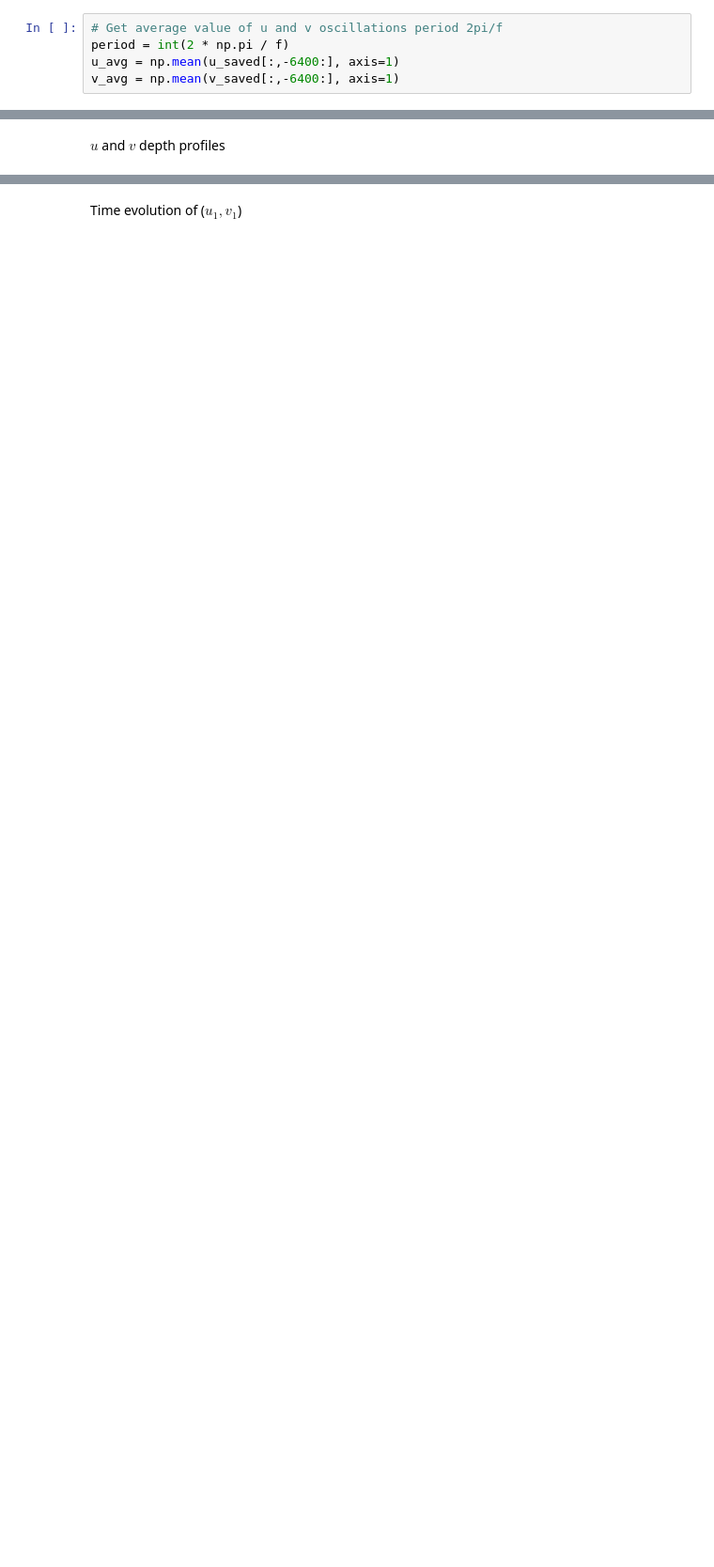
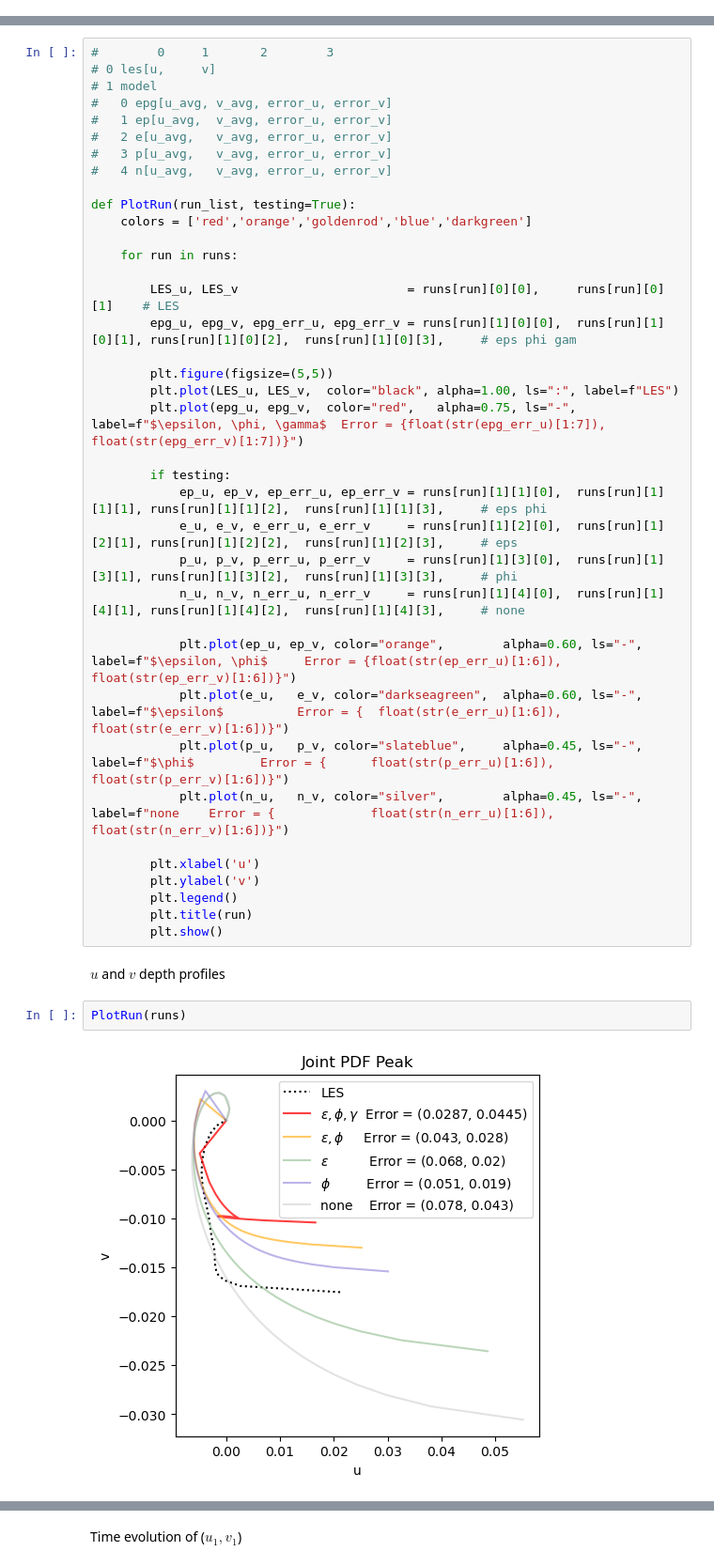
Before and after one commit to sierrastevnson/EkmanModel, a Jupyter notebook: ekmanmodel.ipynb, the cells around one changed output, grey strips where cells are left out. Shown at 94% size. Drawn from its saved outputs; the diff is of its cells as text; blank space fills up the shorter version.

```diff
--- a/ekmanmodel.ipynb
+++ b/ekmanmodel.ipynb
@@ -169,5 +269,0 @@ for n in np.arange(0, Nt - 1, dt):  # Loop thru time
-# %%
-# Get average value of u and v oscillations period 2pi/f
-period = int(2 * np.pi / f)
-u_avg = np.mean(u_saved[:,-6400:], axis=1)
-v_avg = np.mean(v_saved[:,-6400:], axis=1)
@@ -199,3 +437,45 @@ plt.show()
+# %%
+#        0     1       2        3
+# 0 les[u,     v]
+# 1 model
+#   0 epg[u_avg, v_avg, error_u, error_v]
+#   1 ep[u_avg,  v_avg, error_u, error_v]
+#   2 e[u_avg,   v_avg, error_u, error_v]
+#   3 p[u_avg,   v_avg, error_u, error_v]
+#   4 n[u_avg,   v_avg, error_u, error_v]
+
+def PlotRun(run_list, testing=True):
+    colors = ['red','orange','goldenrod','blue','darkgreen']
+
+    for run in runs:
+
+        LES_u, LES_v                       = runs[run][0][0],     runs[run][0][1]    # LES
+        epg_u, epg_v, epg_err_u, epg_err_v = runs[run][1][0][0],  runs[run][1][0][1], runs[run][1][0][2],  runs[run][1][0][3],     # eps phi gam
+
+        plt.figure(figsize=(5,5))
+        plt.plot(LES_u, LES_v,  color="black", alpha=1.00, ls=":", label=f"LES")
+        plt.plot(epg_u, epg_v,  color="red",   alpha=0.75, ls="-", label=f"$\epsilon, \phi, \gamma$  Error = {float(str(epg_err_u)[1:7]), float(str(epg_err_v)[1:7])}")
+
+        if testing:
+            ep_u, ep_v, ep_err_u, ep_err_v = runs[run][1][1][0],  runs[run][1][1][1], runs[run][1][1][2],  runs[run][1][1][3],     # eps phi
+            e_u, e_v, e_err_u, e_err_v     = runs[run][1][2][0],  runs[run][1][2][1], runs[run][1][2][2],  runs[run][1][2][3],     # eps
+            p_u, p_v, p_err_u, p_err_v     = runs[run][1][3][0],  runs[run][1][3][1], runs[run][1][3][2],  runs[run][1][3][3],     # phi
+            n_u, n_v, n_err_u, n_err_v     = runs[run][1][4][0],  runs[run][1][4][1], runs[run][1][4][2],  runs[run][1][4][3],     # none
+
+            plt.plot(ep_u, ep_v, color="orange",        alpha=0.60, ls="-", label=f"$\epsilon, \phi$     Error = {float(str(ep_err_u)[1:6]), float(str(ep_err_v)[1:6])}")
+            plt.plot(e_u,   e_v, color="darkseagreen",  alpha=0.60, ls="-", label=f"$\epsilon$          Error = {  float(str(e_err_u)[1:6]),  float(str(e_err_v)[1:6])}")
+            plt.plot(p_u,   p_v, color="slateblue",     alpha=0.45, ls="-", label=f"$\phi$         Error = {      float(str(p_err_u)[1:6]),  float(str(p_err_v)[1:6])}")
+            plt.plot(n_u,   n_v, color="silver",        alpha=0.45, ls="-", label=f"none    Error = {             float(str(n_err_u)[1:6]),  float(str(n_err_v)[1:6])}")
+
+        plt.xlabel('u')
+        plt.ylabel('v')
+        plt.legend()
+        plt.title(run)
+        plt.show()
 # %% [markdown]
 $u$ and $v$ depth profiles
+# %%
+PlotRun(runs)
+# %% [output]
+[figure, added]
 # %%
```
Also changed, not shown: parts of 35 cells of this notebook, 2 other files.
